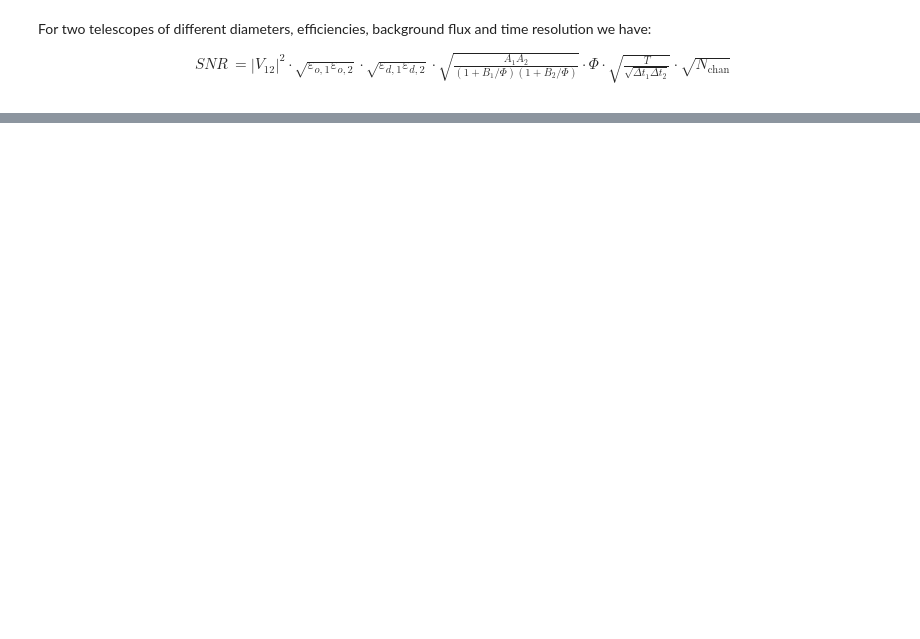
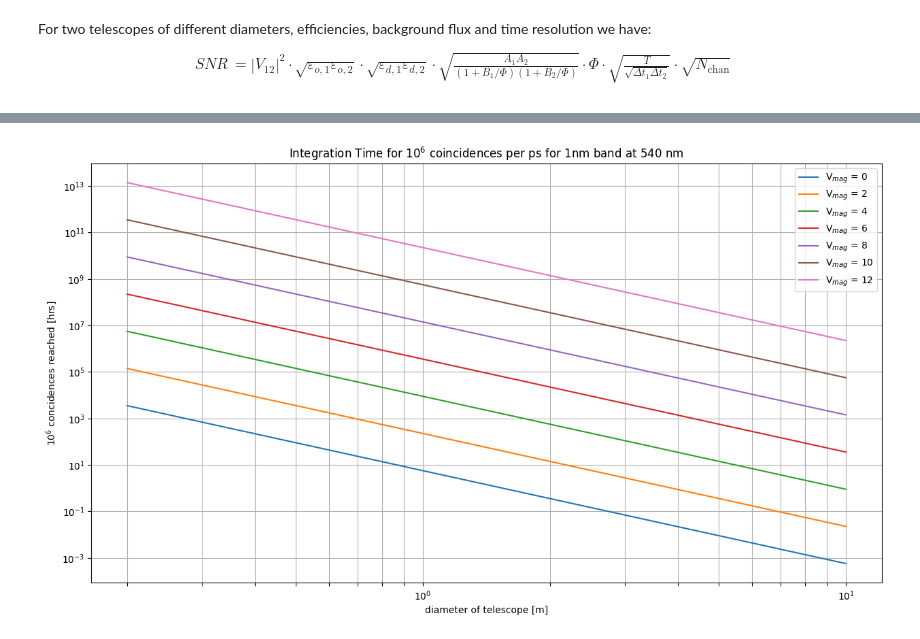
Before and after one commit to LucijanaS/brightstar, a Jupyter notebook: SNR_coincidences.ipynb, the cells around one changed output, grey strips where cells are left out. Saved outputs shown, nothing was run; the diff lists cells and outputs as text; code cells hidden in the pictures; blank space fills up the shorter version.

```diff
--- a/SNR_coincidences.ipynb
+++ b/SNR_coincidences.ipynb
@@ -186,0 +221,31 @@ plt.show()
+# %%
+# determine after how long the number of random concidences has reached a million
+def rand_coincidences1M(diameters, magnitude):
+    counts = 1e6
+    phi = Phi(magnitude, wavelength)
+    area = area_sub(diameters, effective_diameter)
+    delta_nu = c*delta_lambda/(wavelength**2)
+    efficiency = efficiency_d*efficiency_o
+    return counts/(2*((area*efficiency*phi*delta_nu)**2)*delta_t)
+# %%
+plt.figure(figsize=(15, 8))
+
+magnitudes1 = [0, 2, 4, 6, 8, 10, 12]
+diameters = np.linspace(0.2, 10, 100)
+for index, mag in enumerate(magnitudes1):
+    plt.plot(diameters, rand_coincidences1M(diameters, mag)/3600, label=f'V$_{{mag}}$ = {mag}')
+plt.xlabel('diameter of telescope [m]')
+plt.ylabel('10$^6$ concidences reached [hrs]')
+plt.title('Integration Time for 10$^6$ coincidences per ps for 1nm band at 540 nm')
+plt.yscale("log")
+plt.xscale("log")
+plt.legend()
+plt.grid(True)
+
+from matplotlib.ticker import LogLocator
+
+# Custom tick setting for the x-axis
+ax = plt.gca()
+ax.xaxis.set_major_locator(LogLocator(base=10.0, subs=np.arange(1, 10) * 0.1, numticks=15))  # More dense ticks
+# %% [output]
+[figure, added]
```
Also changed, not shown: parts of 11 cells of this notebook, 1 other file.
